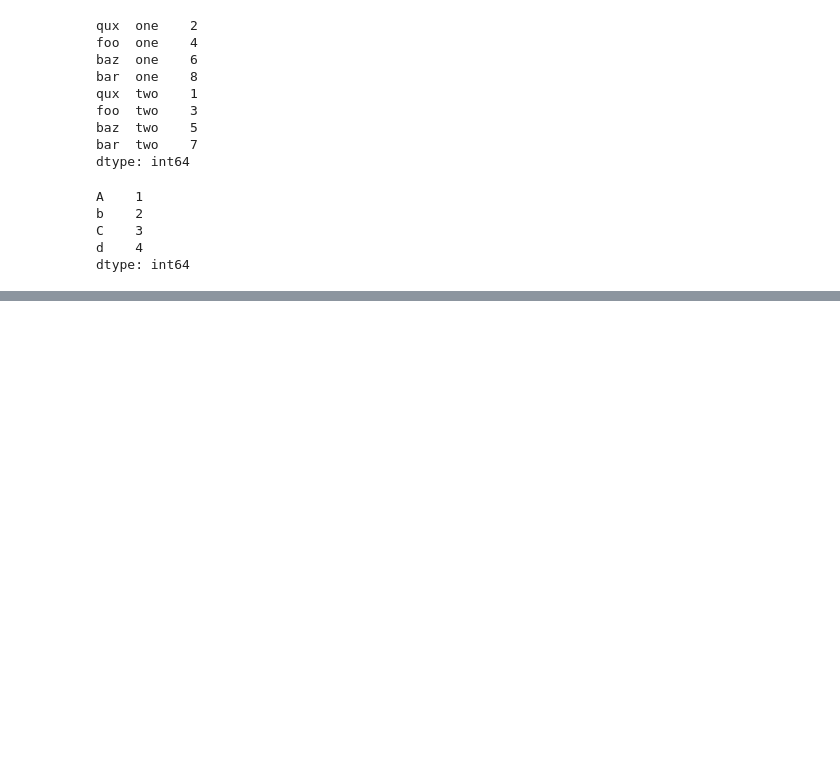
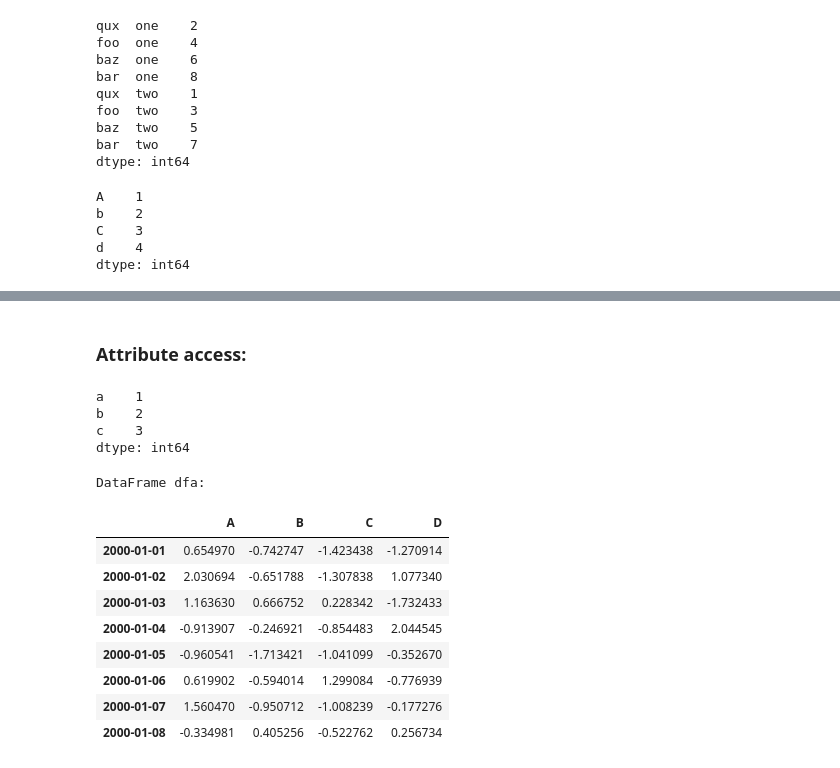
Before and after one commit to Raghushaf/Data_Study_Kaggle, a Jupyter notebook: pandas-learn-practise.ipynb, the cells around one changed output, grey strips where cells are left out. Saved outputs shown, nothing was run; the diff lists cells and outputs as text; code cells hidden in the pictures; blank space fills up the shorter version.

```diff
--- a/pandas-learn-practise.ipynb
+++ b/pandas-learn-practise.ipynb
@@ -2008,0 +3049,4 @@ https://pandas.pydata.org/docs/reference/api/pandas.Series.html#pandas.Series
+# %%
+print("Before Changing: \n",df[['A','B']])
+df[['B', 'A']] = df[['A', 'B']]   #Changing Column value
+print("\nAfter Changing:\n",df[['A','B']])
@@ -2008,0 +3112,25 @@ https://pandas.pydata.org/docs/reference/api/pandas.Series.html#pandas.Series
+# %% [markdown]
+### Attribute access:
+# %%
+sa = pd.Series([1, 2, 3], index=list('abc'))  # Creating SA Series
+sa
+# %% [output]
+a    1
+b    2
+c    3
+dtype: int64
+# %%
+print("DataFrame dfa:\n")
+dfa = df.copy() #Making Copy of df in dfa
+dfa
+# %% [output]
+DataFrame dfa:
+|  | A | B | C | D |
+| 2000-01-01 | 0.654970 | -0.742747 | -1.423438 | -1.270914 |
+| 2000-01-02 | 2.030694 | -0.651788 | -1.307838 | 1.077340 |
+| 2000-01-03 | 1.163630 | 0.666752 | 0.228342 | -1.732433 |
+| 2000-01-04 | -0.913907 | -0.246921 | -0.854483 | 2.044545 |
+| 2000-01-05 | -0.960541 | -1.713421 | -1.041099 | -0.352670 |
+| 2000-01-06 | 0.619902 | -0.594014 | 1.299084 | -0.776939 |
+| 2000-01-07 | 1.560470 | -0.950712 | -1.008239 | -0.177276 |
+| 2000-01-08 | -0.334981 | 0.405256 | -0.522762 | 0.256734 |
```
Also changed, not shown: parts of 44 cells of this notebook.
